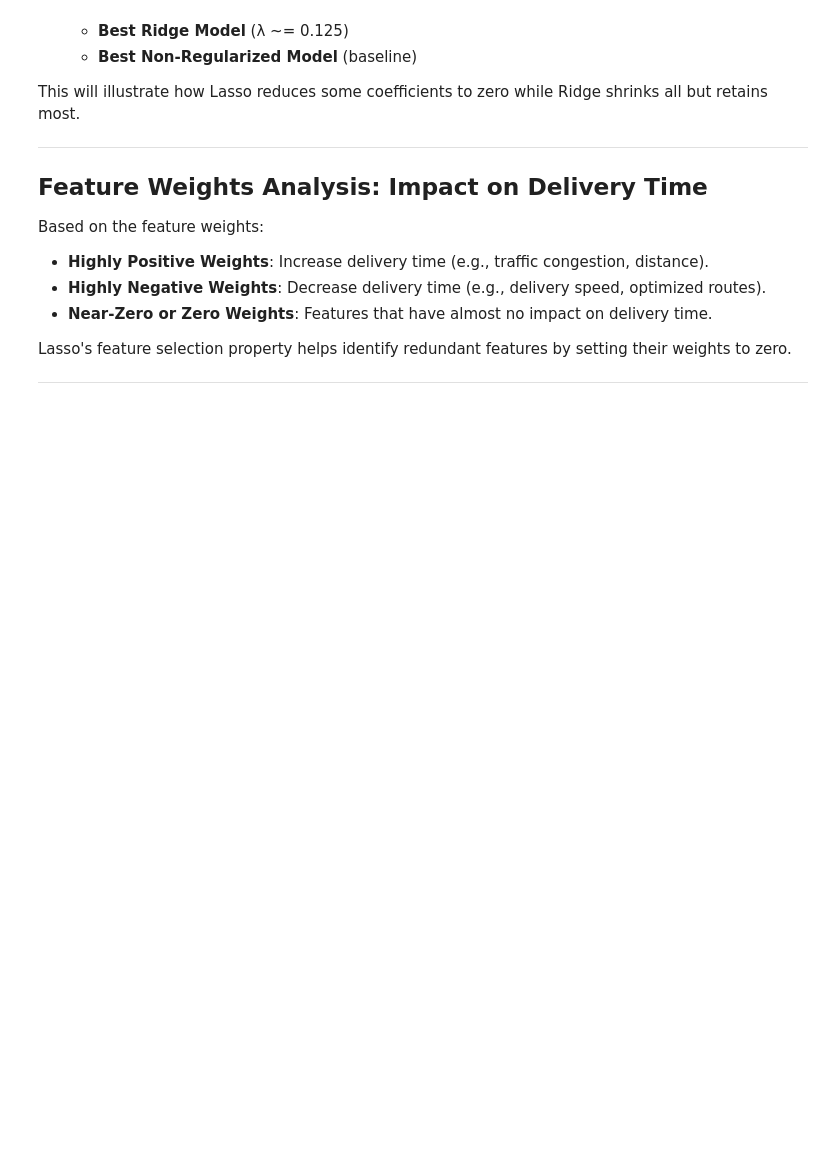
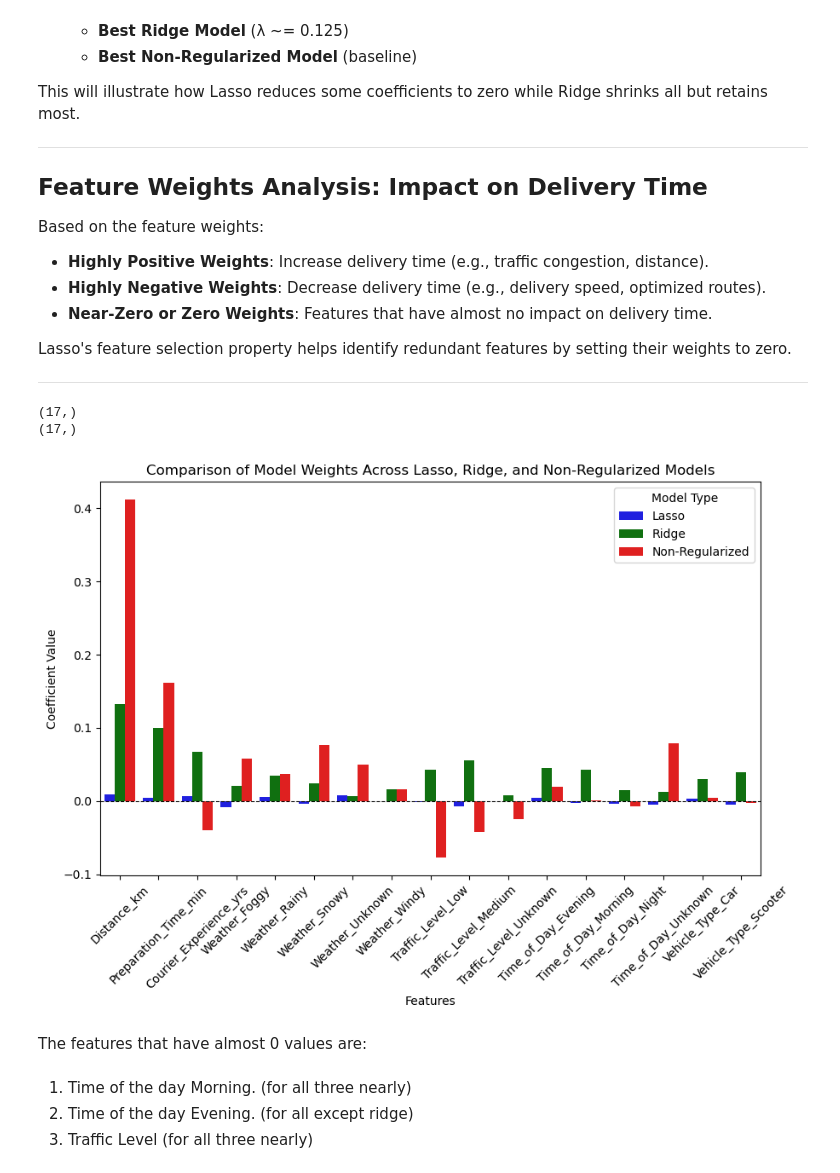
Before and after one commit to anshium/smai-assignment-1, a Jupyter notebook: Question_1/q1.ipynb, the cells around one changed output. Drawn from its saved outputs; the diff is of its cells as text; code cells hidden in the pictures; blank space fills up the shorter version.

```diff
--- a/Question_1/q1.ipynb
+++ b/Question_1/q1.ipynb
@@ -549,3 +563,46 @@ Based on the feature weights:
 Lasso's feature selection property helps identify redundant features by setting their weights to zero.
 
 ---
+# %%
+import numpy as np
+import matplotlib.pyplot as plt
+import seaborn as sns
+
+feature_names = ["Distance_km", "Preparation_Time_min", "Courier_Experience_yrs", "Weather_Foggy", "Weather_Rainy", "Weather_Snowy", "Weather_Unknown", "Weather_Windy", "Traffic_Level_Low", "Traffic_Level_Medium", "Traffic_Level_Unknown", "Time_of_Day_Evening", "Time_of_Day_Morning", "Time_of_Day_Night", "Time_of_Day_Unknown", "Vehicle_Type_Car", "Vehicle_Type_Scooter"]
+
+lasso_weights = np.array(lasso_weights[-1])
+ridge_weights = np.array(ridge_weights[-1])
+non_regularized_weights = np.array(w_sgd)
+
+print(lasso_weights.shape)
+print(ridge_weights.shape)
+
+import pandas as pd
+
+df = pd.DataFrame({
+    "Feature": feature_names * 3,
+    "Weight": np.concatenate([lasso_weights, ridge_weights, non_regularized_weights]),
+    "Model": (["Lasso"] * len(feature_names)) + (["Ridge"] * len(feature_names)) + (["Non-Regularized"] * len(feature_names))
+})
+
+plt.figure(figsize=(10, 6))
+sns.barplot(x="Feature", y="Weight", hue="Model", data=df, palette=["blue", "green", "red"])
+
+plt.axhline(0, color='black', linewidth=0.8, linestyle='--')
+plt.xlabel("Features")
+plt.ylabel("Coefficient Value")
+plt.title("Comparison of Model Weights Across Lasso, Ridge, and Non-Regularized Models")
+plt.legend(title="Model Type")
+plt.xticks(rotation=45)
+
+plt.show()
+# %% [output]
+(17,)
+(17,)
+[figure, added]
+# %% [markdown]
+The features that have almost 0 values are:
+# %% [markdown]
+1. Time of the day Morning. (for all three nearly)
+2. Time of the day Evening. (for all except ridge)
+3. Traffic Level (for all three nearly)
```
Also changed, not shown: parts of 7 cells of this notebook, 1 other file.
